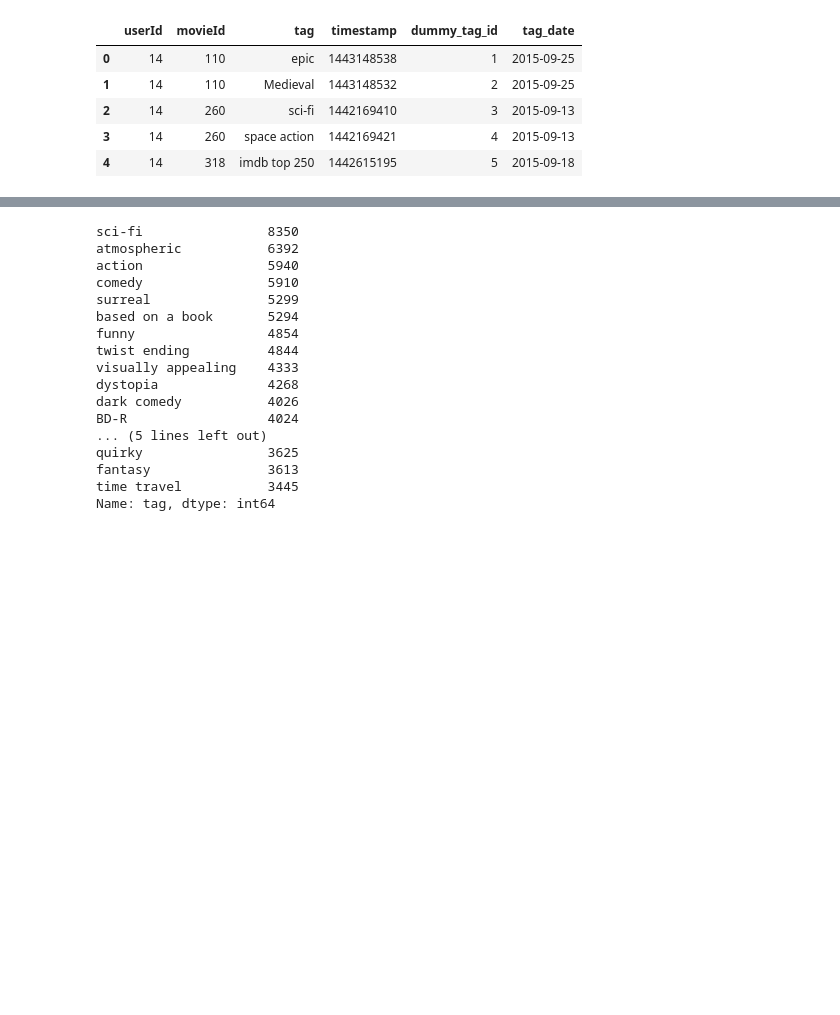
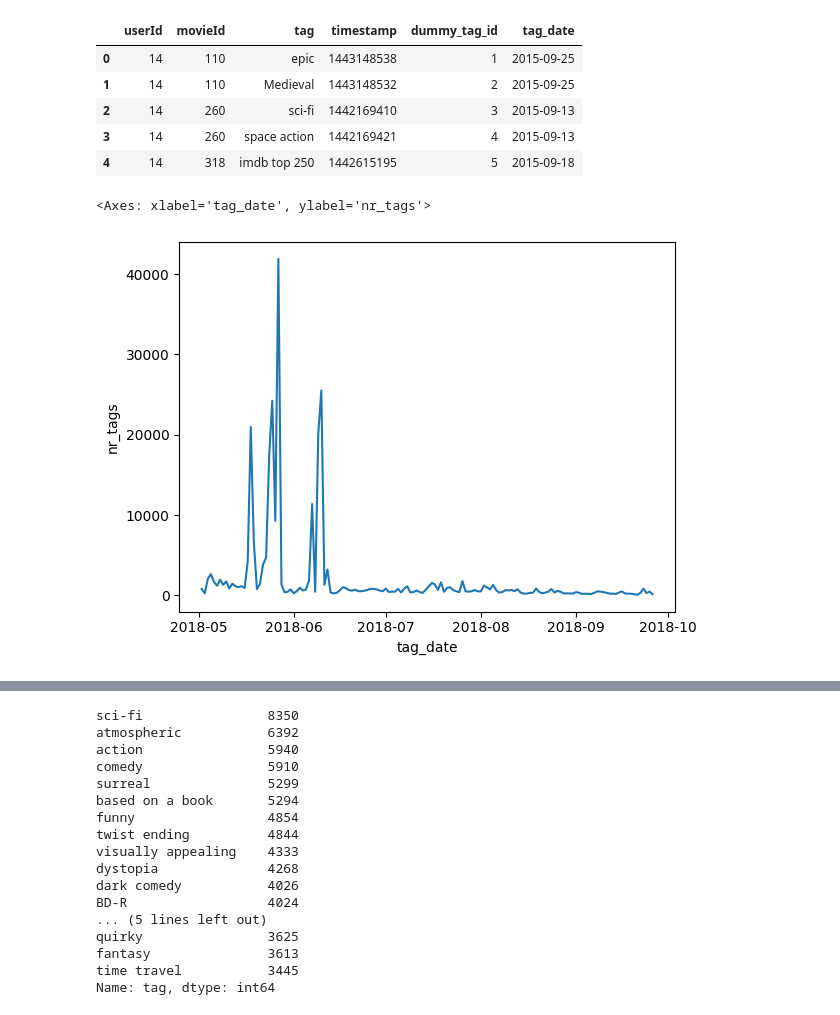
Before and after one commit to RandomUserName77/RandomUserName77, a Jupyter notebook: funda_assignment.ipynb, the cells around one changed output, grey strips where cells are left out. Cells and saved outputs as stored; diff of their text form; code cells hidden in the pictures; blank space fills up the shorter version.

```diff
--- a/funda_assignment.ipynb
+++ b/funda_assignment.ipynb
@@ -730,0 +743,7 @@ tags_df.head(5)
+# %%
+sns.lineplot(data=tags_df.loc[tags_df['tag_date']>'2018-05-01'].groupby('tag_date').agg(
+    nr_tags=('dummy_tag_id', 'count')
+).reset_index(), x="tag_date", y="nr_tags")
+# %% [output]
+<Axes: xlabel='tag_date', ylabel='nr_tags'>
+[figure, added]
```
Also changed, not shown: parts of 6 cells of this notebook.
